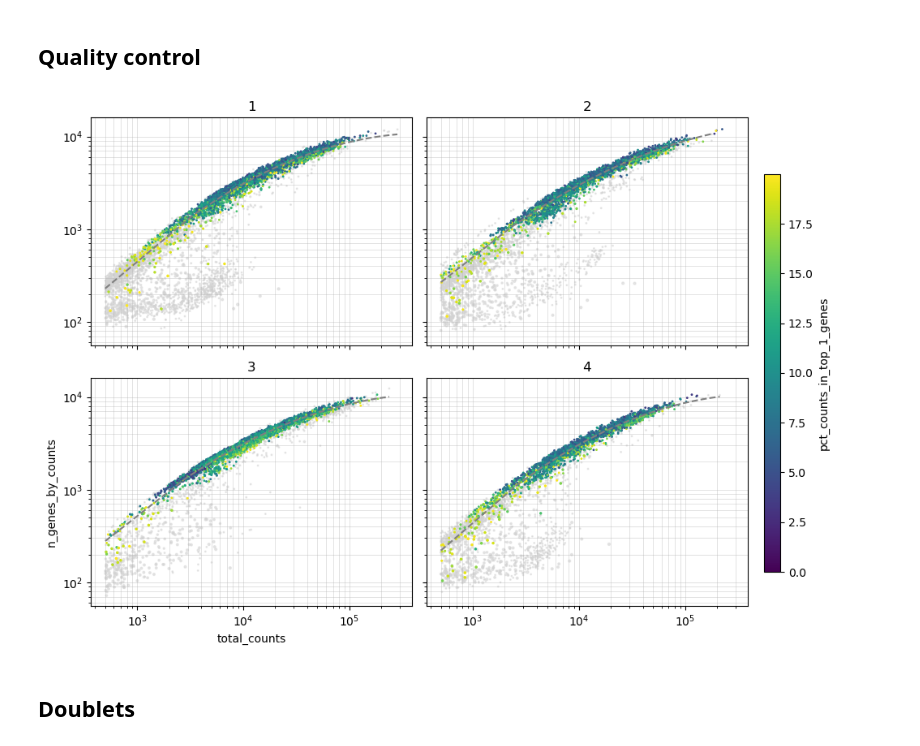
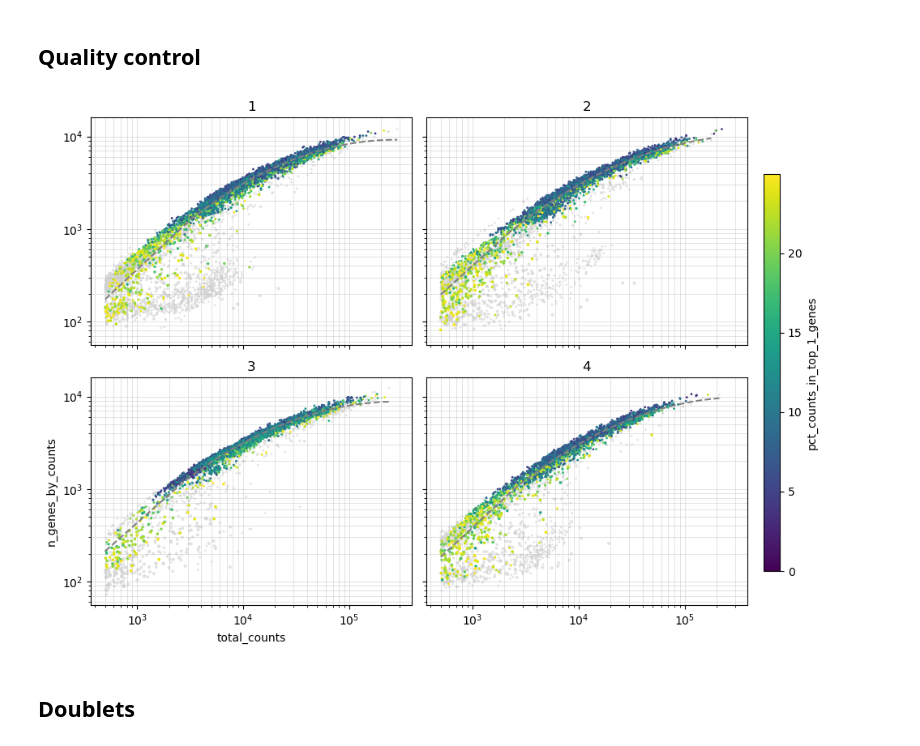
Before and after one commit to drgmk/scrna, a Jupyter notebook: notebooks/firstlook.ipynb, the cells around one changed output. Saved outputs shown, nothing was run; the diff lists cells and outputs as text; code cells hidden in the pictures.

```diff
--- a/notebooks/firstlook.ipynb
+++ b/notebooks/firstlook.ipynb
@@ -239,22 +239,22 @@ scfunc.compute_qc_metrics(rna)
 # %%
 mask, polys = scfunc.trim_outliers(
     rna,
     groupby=sample_col,
     extra_mask={
         # "pct_counts_mt": [max_mt_pct, "max"],
-        "pct_counts_in_top_1_genes": [20, "max"],
+        "pct_counts_in_top_1_genes": [25, "max"],
     },
     extra_mask_boolean=mask_cells,
     pct=pct_outlier_cutoff,
     poly_order=2
 )
 
 fig = scfunc.plot_gene_counts(
     rna, hue="samp_no", order=sample_number_order, mask=mask, show_masked=True, poly_fits=polys
 )
 fig.savefig(str(figs_path / "gene_counts_per_sample.pdf"))
 # %% [output]
-[figure, old version]
+[figure, new version]
 # %%
 # save and apply mask
 rna.uns["meta_qc_mask_cells"] = mask
```
Also changed, not shown: parts of 4 cells of this notebook, 3 other files.
